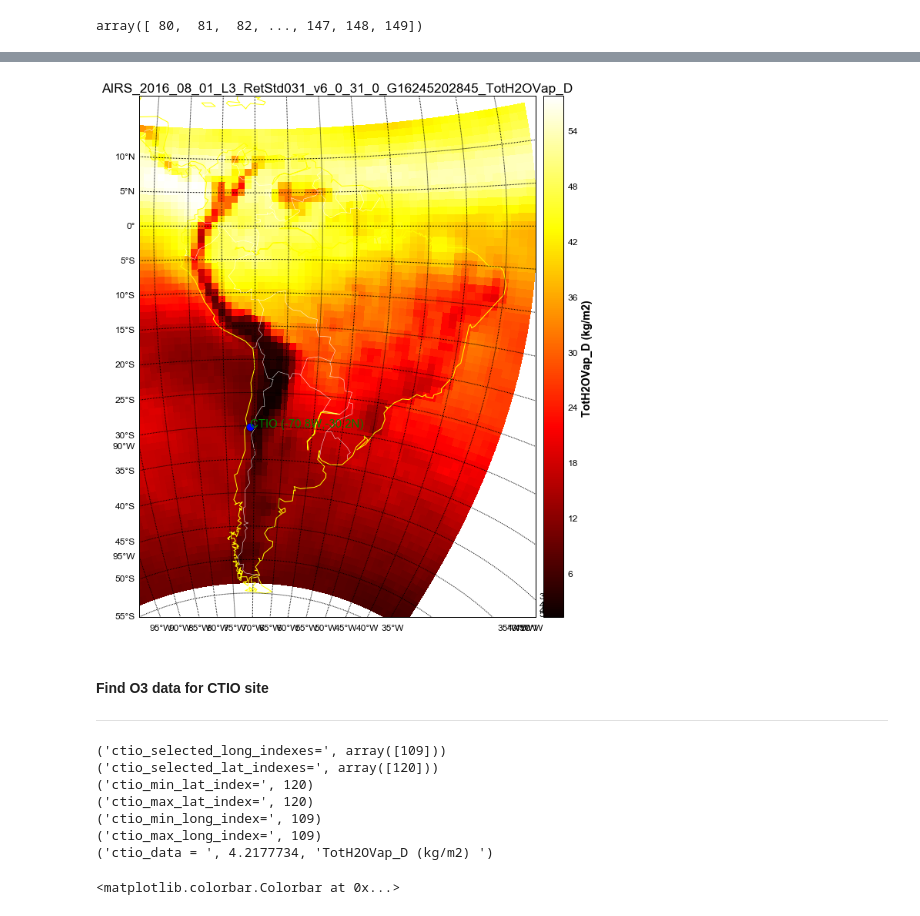
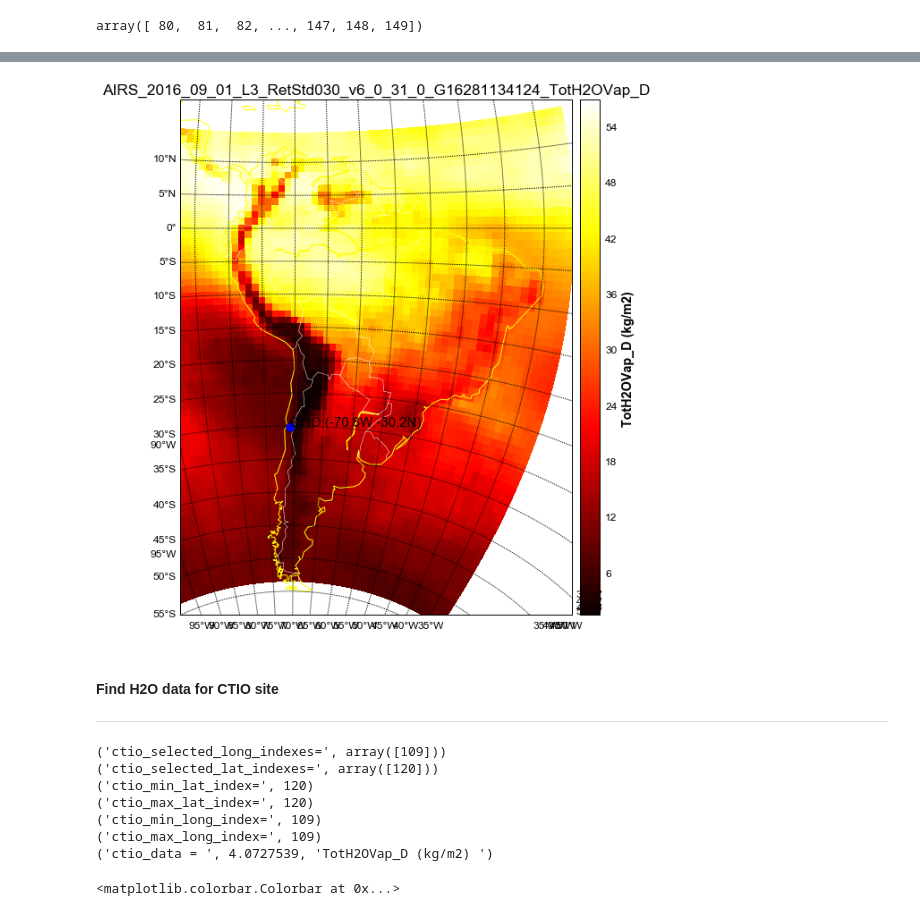
Before and after one commit to sylvielsstfr/AquaAIRSAtm, a Jupyter notebook: worldL3Data/ExploreAIRSL3_TotH2OVapData.ipynb, the cells around one changed output, grey strips where cells are left out. Cells and saved outputs as stored; diff of their text form; code cells hidden in the pictures.

```diff
--- a/worldL3Data/ExploreAIRSL3_TotH2OVapData.ipynb
+++ b/worldL3Data/ExploreAIRSL3_TotH2OVapData.ipynb
@@ -75,7 +89,7 @@ for file in h4_files:
 # %% [markdown]
 ### 1.3 Select a given file and open it
 # %%
-fileindex=7 # selecting the file to open : August 2016
+fileindex=8 # selecting the file to open : August 2016
 # %%
 FILE_NAME=full_h4file[fileindex]
 # %%
@@ -450,32 +468,32 @@ plt.show()
 # %%
 from mpl_toolkits.basemap import Basemap
 import matplotlib.pyplot as plt
 plt.figure(figsize=(10,10))
 map = Basemap(llcrnrlon=LongMin,llcrnrlat=LatMin,urcrnrlon=LongMax,urcrnrlat=LatMax, projection='tmerc', lat_0 = Latitude_ctio, lon_0 = Longitude_ctio)
 xpt_ctio,ypt_ctio = map(Longitude_ctio,Latitude_ctio)
 # convert back to lat/lon
 #lonpt, latpt = map(xpt_lsst,ypt_lsst,inverse=True)
 map.plot(xpt_ctio,ypt_ctio,'ro')  # plot a red dot there
 img=map.pcolormesh(Xsel,Ysel,extracted_data,shading='flat',cmap="hot",latlon=True)
 #img=map.contourf(Xsel, Ysel, extracted_aod,20)
 cbar=map.colorbar(img,"right", size="5%", pad="2%")
 cbar.set_label(DATAFIELD_UNIT)
 map.drawparallels(np.arange(LatMin,LatMax,5.),labels=[True,False,False,False])
 map.drawmeridians(np.arange(LongMin,LongMax,5.),labels=[True,True,False,True])
 map.drawcoastlines(color='yellow')
 map.drawcountries(color='white')
 xpt_ctio,ypt_ctio = map(Longitude_ctio,Latitude_ctio)
 map.plot(xpt_ctio,ypt_ctio,'bo',markersize=10)  # plot a red dot there
-plt.text(xpt_ctio-1000,ypt_ctio-1000,'CTIO (%5.1fW,%3.1fN)' % (Longitude_ctio,Latitude_ctio),color='green', fontsize=15)
+plt.text(xpt_ctio-1000,ypt_ctio-1000,'CTIO (%5.1fW,%3.1fN)' % (Longitude_ctio,Latitude_ctio),color='black', fontsize=15)
 title=root_filename+'_'+ DATAFIELD_NAME
 plt.title(title)
-plt.tight_layout()
+#plt.tight_layout()
 plt.savefig(pp, format='pdf')
 plt.show()
 # %% [output]
-[figure, old version]
+[figure, new version]
 # %% [markdown]
-#### Find O3 data for CTIO site
+#### Find H2O data for CTIO site
 ------------------------------
 # %%
 ctio_flags_long=np.logical_and(X>=Longitude_ctio-0.5, X<=Longitude_ctio+0.5)   # flags in X where are the selected longitudes
@@ -510,7 +528,7 @@ print('ctio_data = ',ctio_extracted_data[0][0],DATAFIELD_UNIT)
 ('ctio_max_lat_index=', 120)
 ('ctio_min_long_index=', 109)
 ('ctio_max_long_index=', 109)
-('ctio_data = ', 4.2177734, 'TotH2OVap_D (kg/m2) ')
+('ctio_data = ', 4.0727539, 'TotH2OVap_D (kg/m2) ')
 # %%
 im=plt.pcolormesh(X,Y,ctio_flags_longlat, cmap='gray')
 plt.colorbar(im, orientation='vertical')
```
Also changed, not shown: parts of 18 cells of this notebook, 1 other file.
